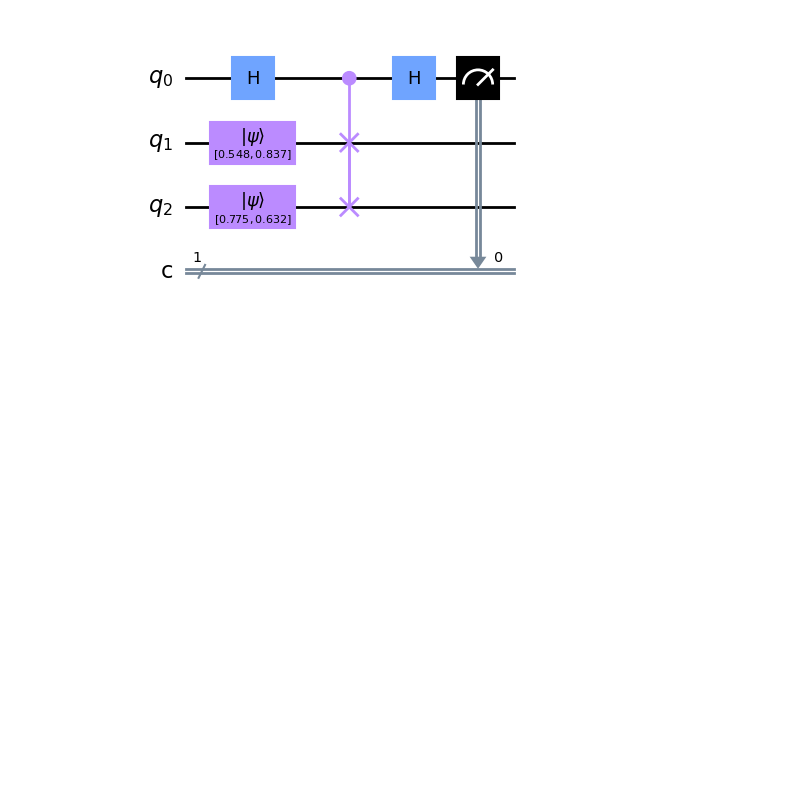
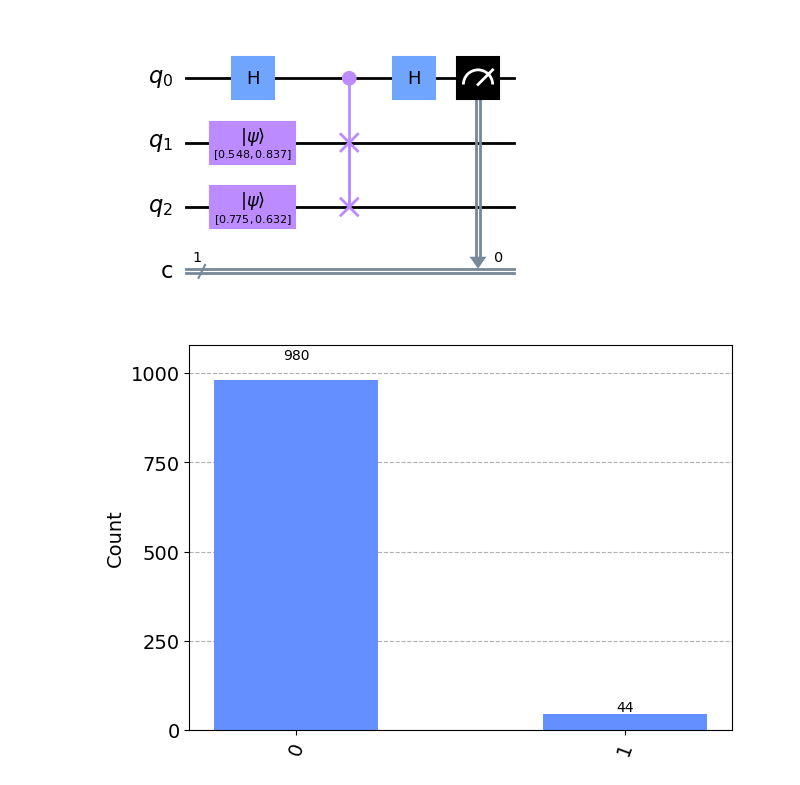
Before and after one commit to edmenciab733/qosf, a Jupyter notebook: qosf_cohorte8.ipynb, the cells around one changed output. Saved outputs shown, nothing was run; the diff lists cells and outputs as text; code cells hidden in the pictures; blank space fills up the shorter version.

Commit message:
Swap Test

```diff
--- a/qosf_cohorte8.ipynb
+++ b/qosf_cohorte8.ipynb
@@ -169,3 +172,18 @@ swap_test = swap_test_circuit(state1, state2)
 swap_test.draw("mpl")
 # %% [output]
 [figure]
+# %%
+from qiskit import Aer, transpile
+from qiskit.tools.visualization import plot_histogram, plot_state_city
+# Use Aer's qasm_simulator
+simulator = Aer.get_backend('aer_simulator')
+
+# Compile and run the Swap Test circuit
+compiled_circuit = transpile(swap_test, simulator)
+result = simulator.run(compiled_circuit).result()
+
+# Get and display the counts
+counts = result.get_counts()
+plot_histogram(counts)
+# %% [output]
+[figure, added]
```
Also changed, not shown: parts of 6 cells of this notebook.
